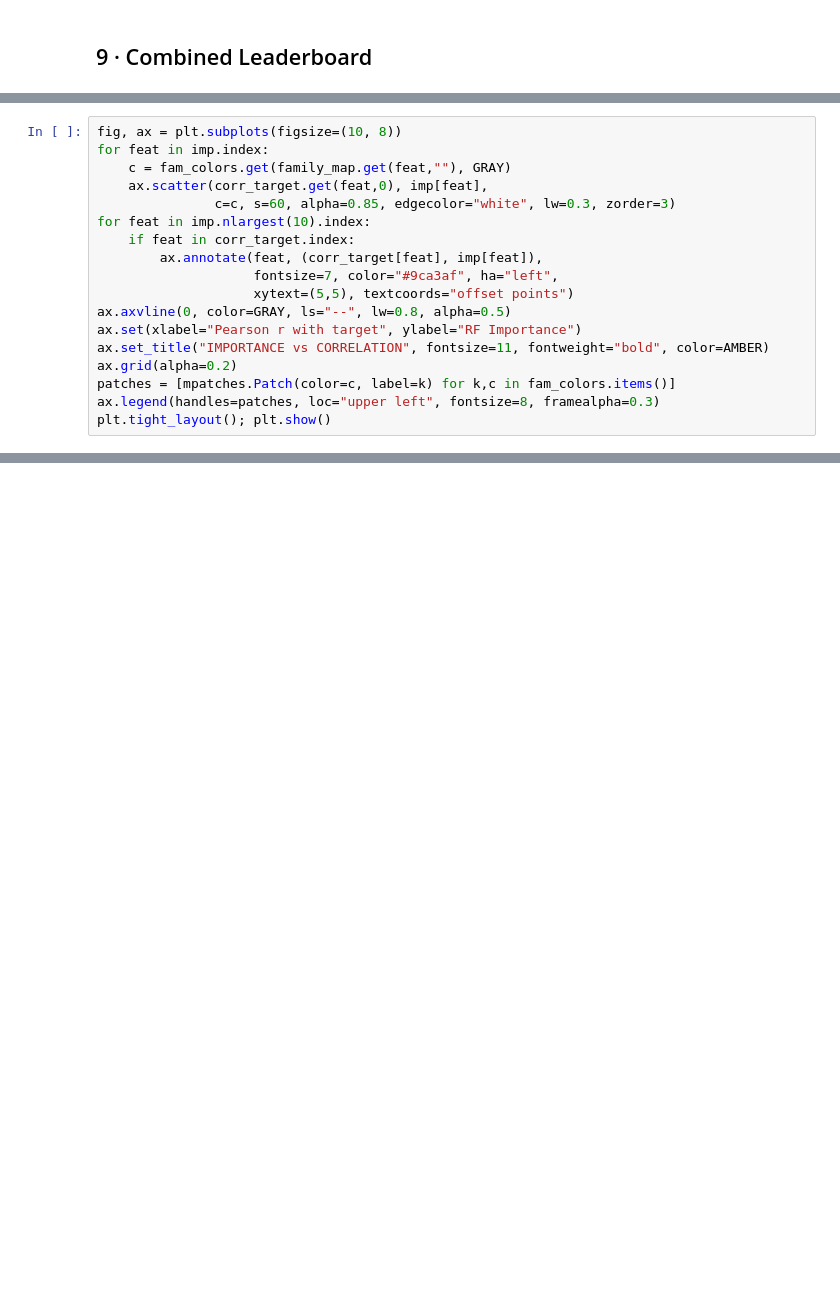
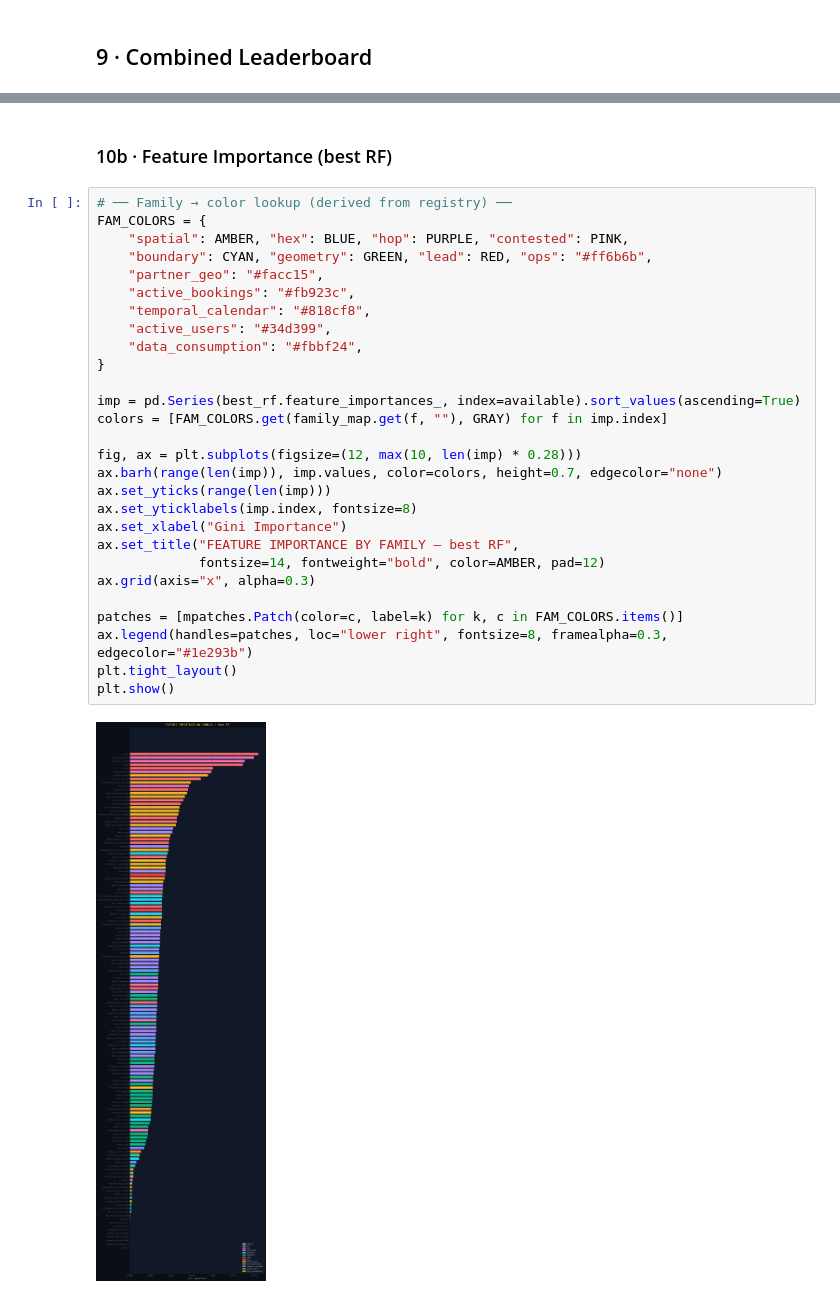
Before and after one commit to rohanchoudhary-wiom/Genie-Stocks-Integration, a Jupyter notebook: eda/tree_lead_scoring_concordance.ipynb, the cells around one changed output, grey strips where cells are left out. Drawn from its saved outputs; the diff is of its cells as text; blank space fills up the shorter version.

```diff
--- a/eda/tree_lead_scoring_concordance.ipynb
+++ b/eda/tree_lead_scoring_concordance.ipynb
@@ -573,18 +1318,0 @@ for a, b, r in high_corr[:20]:
-# %%
-fig, ax = plt.subplots(figsize=(10, 8))
-for feat in imp.index:
-    c = fam_colors.get(family_map.get(feat,""), GRAY)
-    ax.scatter(corr_target.get(feat,0), imp[feat],
-               c=c, s=60, alpha=0.85, edgecolor="white", lw=0.3, zorder=3)
-for feat in imp.nlargest(10).index:
-    if feat in corr_target.index:
-        ax.annotate(feat, (corr_target[feat], imp[feat]),
-                    fontsize=7, color="#9ca3af", ha="left",
-                    xytext=(5,5), textcoords="offset points")
-ax.axvline(0, color=GRAY, ls="--", lw=0.8, alpha=0.5)
-ax.set(xlabel="Pearson r with target", ylabel="RF Importance")
-ax.set_title("IMPORTANCE vs CORRELATION", fontsize=11, fontweight="bold", color=AMBER)
-ax.grid(alpha=0.2)
-patches = [mpatches.Patch(color=c, label=k) for k,c in fam_colors.items()]
-ax.legend(handles=patches, loc="upper left", fontsize=8, framealpha=0.3)
-plt.tight_layout(); plt.show()
@@ -598,0 +1453,32 @@ print(f"\nTotal models saved: {len(saved_models)}")
+# %% [markdown]
+### 10b · Feature Importance (best RF)
+# %%
+# ── Family → color lookup (derived from registry) ──
+FAM_COLORS = {
+    "spatial": AMBER, "hex": BLUE, "hop": PURPLE, "contested": PINK,
+    "boundary": CYAN, "geometry": GREEN, "lead": RED, "ops": "#ff6b6b",
+    "partner_geo": "#facc15",
+    "active_bookings": "#fb923c",
+    "temporal_calendar": "#818cf8",
+    "active_users": "#34d399",
+    "data_consumption": "#fbbf24",
+}
+
+imp = pd.Series(best_rf.feature_importances_, index=available).sort_values(ascending=True)
+colors = [FAM_COLORS.get(family_map.get(f, ""), GRAY) for f in imp.index]
+
+fig, ax = plt.subplots(figsize=(12, max(10, len(imp) * 0.28)))
+ax.barh(range(len(imp)), imp.values, color=colors, height=0.7, edgecolor="none")
+ax.set_yticks(range(len(imp)))
+ax.set_yticklabels(imp.index, fontsize=8)
+ax.set_xlabel("Gini Importance")
+ax.set_title("FEATURE IMPORTANCE BY FAMILY — best RF",
+             fontsize=14, fontweight="bold", color=AMBER, pad=12)
+ax.grid(axis="x", alpha=0.3)
+
+patches = [mpatches.Patch(color=c, label=k) for k, c in FAM_COLORS.items()]
+ax.legend(handles=patches, loc="lower right", fontsize=8, framealpha=0.3, edgecolor="#1e293b")
+plt.tight_layout()
+plt.show()
+# %% [output]
+[figure, added]
```
Also changed, not shown: parts of 129 cells of this notebook, 2 other files.
